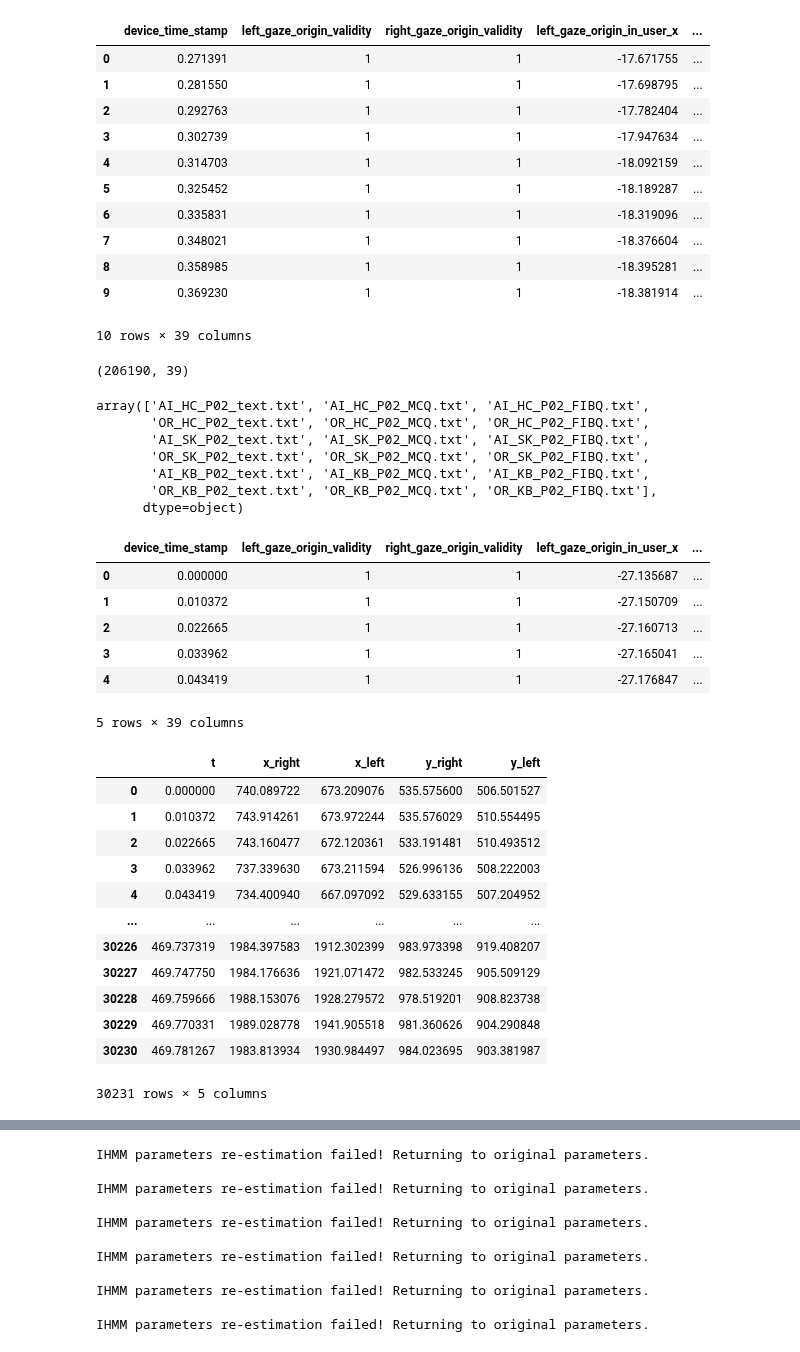
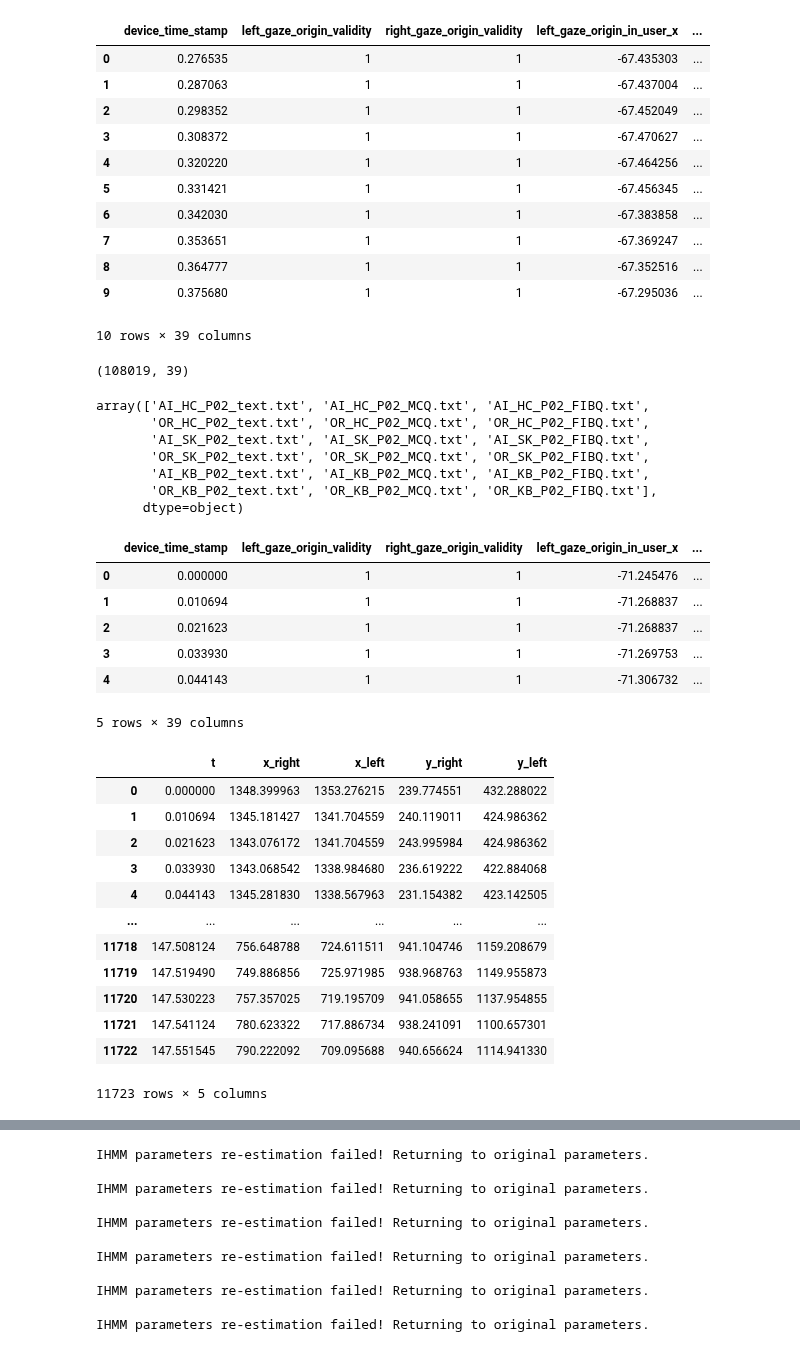
Before and after one commit to slayervictor/Fagpakkeprojekt-Eyes-Modelling, a Jupyter notebook: eye_tracking_expiriment/data_extraction.ipynb, the cells around one changed output, grey strips where cells are left out. Saved outputs shown, nothing was run; the diff lists cells and outputs as text; code cells hidden in the pictures.

```diff
--- a/eye_tracking_expiriment/data_extraction.ipynb
+++ b/eye_tracking_expiriment/data_extraction.ipynb
@@ -14,27 +12,27 @@ testperson = 12
 # %%
 warnings.filterwarnings('ignore')
-file = "../eye_tracking_expiriment\data\gaze_data_Doktor_12.csv"
+file = "../data\gaze_data_Tobias_1_old.csv"
 gaze = pd.read_csv(file)
 gaze.head(10)
 # %% [output]
 |  | device_time_stamp | left_gaze_origin_validity | right_gaze_origin_validity | left_gaze_origin_in_user_x | ... |
-| 0 | 0.271391 | 1 | 1 | -17.671755 | ... |
-| 1 | 0.281550 | 1 | 1 | -17.698795 | ... |
-| 2 | 0.292763 | 1 | 1 | -17.782404 | ... |
-| 3 | 0.302739 | 1 | 1 | -17.947634 | ... |
-| 4 | 0.314703 | 1 | 1 | -18.092159 | ... |
-| 5 | 0.325452 | 1 | 1 | -18.189287 | ... |
-| 6 | 0.335831 | 1 | 1 | -18.319096 | ... |
-| 7 | 0.348021 | 1 | 1 | -18.376604 | ... |
-| 8 | 0.358985 | 1 | 1 | -18.395281 | ... |
-| 9 | 0.369230 | 1 | 1 | -18.381914 | ... |
+| 0 | 0.276535 | 1 | 1 | -67.435303 | ... |
+| 1 | 0.287063 | 1 | 1 | -67.437004 | ... |
+| 2 | 0.298352 | 1 | 1 | -67.452049 | ... |
+| 3 | 0.308372 | 1 | 1 | -67.470627 | ... |
+| 4 | 0.320220 | 1 | 1 | -67.464256 | ... |
+| 5 | 0.331421 | 1 | 1 | -67.456345 | ... |
+| 6 | 0.342030 | 1 | 1 | -67.383858 | ... |
+| 7 | 0.353651 | 1 | 1 | -67.369247 | ... |
+| 8 | 0.364777 | 1 | 1 | -67.352516 | ... |
+| 9 | 0.375680 | 1 | 1 | -67.295036 | ... |
 10 rows × 39 columns
 # %%
 gaze = gaze.dropna()
 gaze.reset_index(drop=True, inplace=True)
 gaze.shape
 # %% [output]
-(206190, 39)
+(108019, 39)
 # %%
 un = gaze["text_file"].unique()
 un
@@ -68,11 +66,11 @@ im_KB_OR["device_time_stamp"] = im_KB_OR["device_time_stamp"] - im_KB_OR["device
 im_SK_OR.head(5)
 # %% [output]
 |  | device_time_stamp | left_gaze_origin_validity | right_gaze_origin_validity | left_gaze_origin_in_user_x | ... |
-| 0 | 0.000000 | 1 | 1 | -27.135687 | ... |
-| 1 | 0.010372 | 1 | 1 | -27.150709 | ... |
-| 2 | 0.022665 | 1 | 1 | -27.160713 | ... |
-| 3 | 0.033962 | 1 | 1 | -27.165041 | ... |
-| 4 | 0.043419 | 1 | 1 | -27.176847 | ... |
+| 0 | 0.000000 | 1 | 1 | -71.245476 | ... |
+| 1 | 0.010694 | 1 | 1 | -71.268837 | ... |
+| 2 | 0.021623 | 1 | 1 | -71.268837 | ... |
+| 3 | 0.033930 | 1 | 1 | -71.269753 | ... |
+| 4 | 0.044143 | 1 | 1 | -71.306732 | ... |
 5 rows × 39 columns
 # %%
 left_x = im_SK_OR['left_gaze_point_on_display_area_x']*2560
@@ -84,18 +82,18 @@ eyes = pd.DataFrame({'t': t, 'x_right': right_x, 'x_left': left_x, 'y_right': ri
 eyes
 # %% [output]
 |  | t | x_right | x_left | y_right | y_left |
-| 0 | 0.000000 | 740.089722 | 673.209076 | 535.575600 | 506.501527 |
-| 1 | 0.010372 | 743.914261 | 673.972244 | 535.576029 | 510.554495 |
-| 2 | 0.022665 | 743.160477 | 672.120361 | 533.191481 | 510.493512 |
-| 3 | 0.033962 | 737.339630 | 673.211594 | 526.996136 | 508.222003 |
-| 4 | 0.043419 | 734.400940 | 667.097092 | 529.633155 | 507.204952 |
+| 0 | 0.000000 | 1348.399963 | 1353.276215 | 239.774551 | 432.288022 |
+| 1 | 0.010694 | 1345.181427 | 1341.704559 | 240.119011 | 424.986362 |
+| 2 | 0.021623 | 1343.076172 | 1341.704559 | 243.995984 | 424.986362 |
+| 3 | 0.033930 | 1343.068542 | 1338.984680 | 236.619222 | 422.884068 |
+| 4 | 0.044143 | 1345.281830 | 1338.567963 | 231.154382 | 423.142505 |
 | ... | ... | ... | ... | ... | ... |
-| 30226 | 469.737319 | 1984.397583 | 1912.302399 | 983.973398 | 919.408207 |
-| 30227 | 469.747750 | 1984.176636 | 1921.071472 | 982.533245 | 905.509129 |
-| 30228 | 469.759666 | 1988.153076 | 1928.279572 | 978.519201 | 908.823738 |
-| 30229 | 469.770331 | 1989.028778 | 1941.905518 | 981.360626 | 904.290848 |
-| 30230 | 469.781267 | 1983.813934 | 1930.984497 | 984.023695 | 903.381987 |
+| 11718 | 147.508124 | 756.648788 | 724.611511 | 941.104746 | 1159.208679 |
+| 11719 | 147.519490 | 749.886856 | 725.971985 | 938.968763 | 1149.955873 |
+| 11720 | 147.530223 | 757.357025 | 719.195709 | 941.058655 | 1137.954855 |
+| 11721 | 147.541124 | 780.623322 | 717.886734 | 938.241091 | 1100.657301 |
+| 11722 | 147.551545 | 790.222092 | 709.095688 | 940.656624 | 1114.941330 |
-30231 rows × 5 columns
+11723 rows × 5 columns
 # %%
 f, axes = plt.subplots(2, 1, figsize=(15, 8))
 
```
Also changed, not shown: parts of 9 cells of this notebook, 2 other files.
